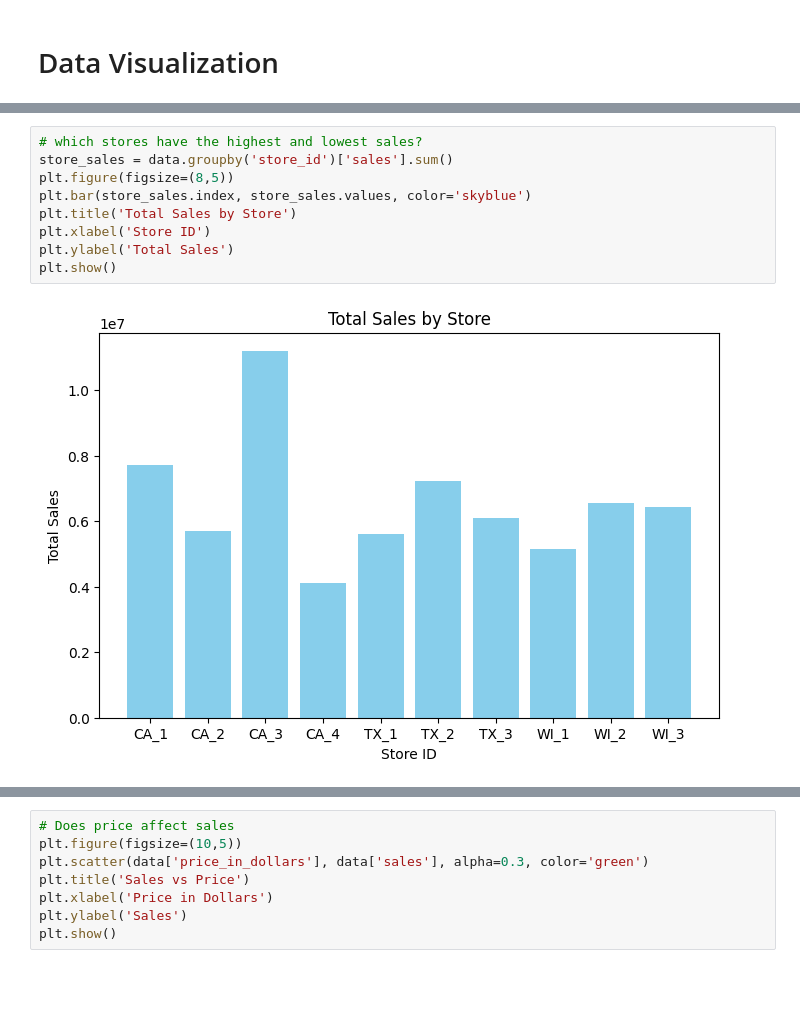
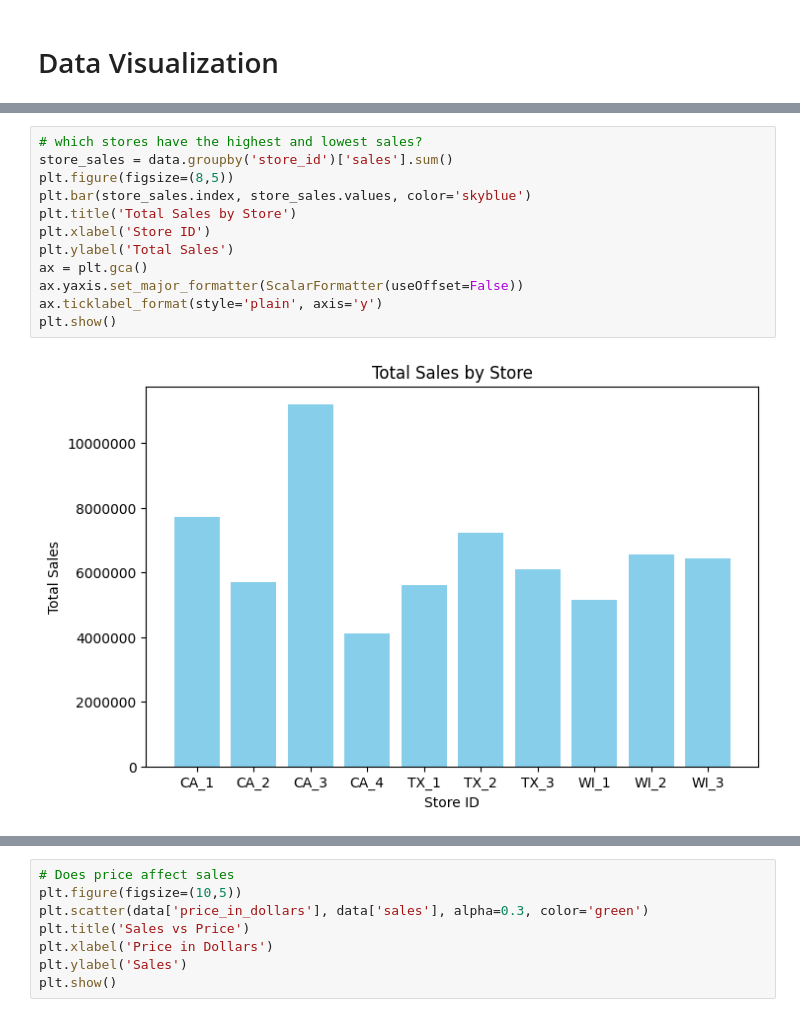
Before and after one commit to davidrimon2004/DEPI_project, a Jupyter notebook: data_cleaning.ipynb, the cells around one changed output, grey strips where cells are left out. Saved outputs shown, nothing was run; the diff lists cells and outputs as text; blank space fills up the shorter version.

```diff
--- a/data_cleaning.ipynb
+++ b/data_cleaning.ipynb
@@ -365,14 +378,17 @@ plt.show()
 # %%
 # which stores have the highest and lowest sales?
 store_sales = data.groupby('store_id')['sales'].sum()
 plt.figure(figsize=(8,5))
 plt.bar(store_sales.index, store_sales.values, color='skyblue')
 plt.title('Total Sales by Store')
 plt.xlabel('Store ID')
 plt.ylabel('Total Sales')
+ax = plt.gca()
+ax.yaxis.set_major_formatter(ScalarFormatter(useOffset=False))
+ax.ticklabel_format(style='plain', axis='y')
 plt.show()
 # %% [output]
-[figure, old version]
+[figure, new version]
 # %%
 # Top items by sales
 item_sales = data.groupby('item_id')['sales'].sum().sort_values(ascending=False).head(6)
```
Also changed, not shown: parts of 5 cells of this notebook.
